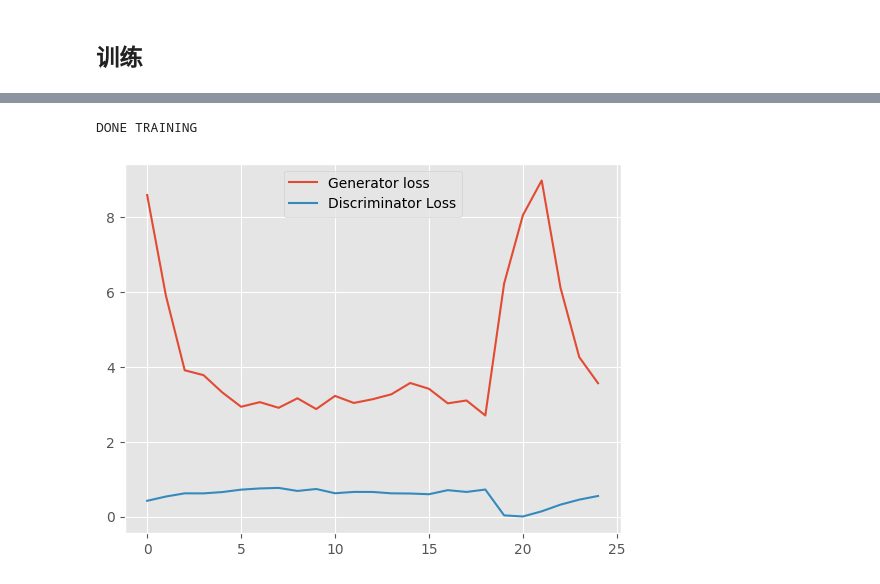
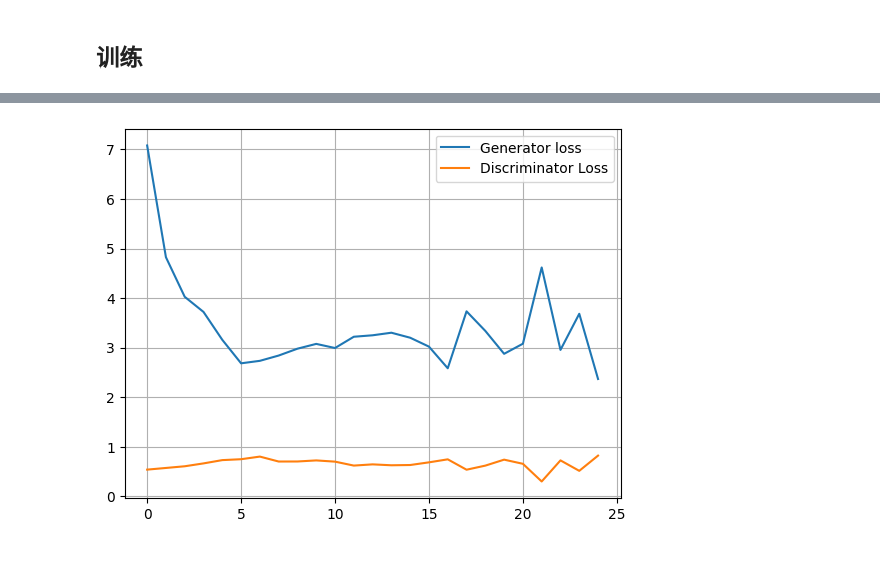
Before and after one commit to Ruizhuo-Xu/ML-Homework, a Jupyter notebook: GAN/DCGAN.ipynb, the cells around one changed output, grey strips where cells are left out. Cells and saved outputs as stored; diff of their text form; code cells hidden in the pictures.

```diff
--- a/GAN/DCGAN.ipynb
+++ b/GAN/DCGAN.ipynb
@@ -18,5 +18,6 @@ import wandb
 from torchvision.utils import save_image
 import numpy as np
 import matplotlib
+torch.manual_seed(2022)
 
-matplotlib.style.use('ggplot')
+# matplotlib.style.use('ggplot')
@@ -146,13 +147,13 @@ def weights_init(m):
 ## 定义超参数
 # %%
 # learning parameters / configurations according to paper
-image_size = 64 # we need to resize image to 64x64
+image_size = 64 # resize image to 64x64
 batch_size = 128
 nz = 100 # latent vector size
 beta1 = 0.5 # beta1 value for Adam optimizer
 lr = 0.0002 # learning rate according to paper
 sample_size = 64 # fixed sample size
-epochs = 200 # number of epoch to train
+epochs = 25 # number of epoch to train
 # set the computation device
 device = torch.device('cuda:1' if torch.cuda.is_available() else 'cpu')
 # %% [markdown]
@@ -274,25 +267,26 @@ for epoch in range(epochs):
     # ...after training for current epoch
     generated_img = generator(noise).cpu().detach()
     # save the generated torch tensor models to disk
-    save_generator_image(generated_img, f"./outputs/gen_img{epoch}.png")
+    save_generator_image(generated_img, f"./outputs_25_/gen_img{epoch}.png")
     epoch_loss_g = loss_g / bi # total generator loss for the epoch
     epoch_loss_d = loss_d / bi # total discriminator loss for the epoch
     losses_g.append(epoch_loss_g)
     losses_d.append(epoch_loss_d)
-    wandb.log(
-        {
-            "D_loss_epoch": epoch_loss_d,
-            "G_loss_epoch": epoch_loss_g,
-            "generated_img": wandb.Image(make_grid(generated_img, nrow=8, normalize=True)),
-            "epoch": epoch+1
+    # wandb.log(
+    #     {
+    #         "D_loss_epoch": epoch_loss_d,
+    #         "G_loss_epoch": epoch_loss_g,
+    #         "generated_img": wandb.Image(make_grid(generated_img, nrow=8, normalize=True)),
+    #         "epoch": epoch+1
 
-        }
-    )
+    #     }
+    # )
     print(f"Epoch {epoch+1} of {epochs}")
     print(f"Generator loss: {epoch_loss_g:.8f}, Discriminator loss: {epoch_loss_d:.8f}")
+    torch.save(generator.state_dict(), f'./outputs_25_/generator_{epoch}.pth')
 print('DONE TRAINING')
 # save the model weights to disk
-torch.save(generator.state_dict(), './outputs/generator.pth')
+torch.save(generator.state_dict(), './outputs_25/generator.pth')
 # plot and save the generator and discriminator loss
 plt.figure()
 losses_d = [x.item() for x in losses_d]
@@ -300,5 +294,5 @@ losses_g = [x.item() for x in losses_g]
 plt.plot(losses_g, label='Generator loss')
 plt.plot(losses_d, label='Discriminator Loss')
 plt.legend()
-plt.savefig('./outputs/loss.png')
+plt.savefig('./outputs_25_/loss.png')
 plt.show()
@@ -305,18 +325,13 @@ plt.show()
-# %%
-print('DONE TRAINING')
-# save the model weights to disk
-torch.save(generator.state_dict(), './outputs/generator.pth')
-# %% [output]
-DONE TRAINING
 # %%
 # plot and save the generator and discriminator loss
 plt.figure()
-losses_d = [x.item() for x in losses_d]
-losses_g = [x.item() for x in losses_g]
+losses_d = [x for x in losses_d]
+losses_g = [x for x in losses_g]
 plt.plot(losses_g, label='Generator loss')
 plt.plot(losses_d, label='Discriminator Loss')
+plt.grid()
 plt.legend()
 plt.savefig('./outputs/loss.png')
 plt.show()
 # %% [output]
-[figure, old version]
+[figure, new version]
```
Also changed, not shown: parts of 7 cells of this notebook, 4 other files.
